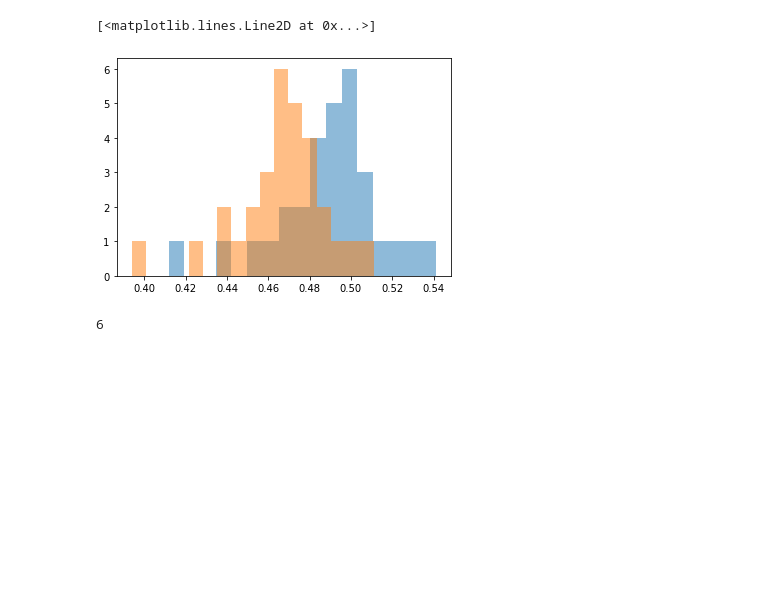
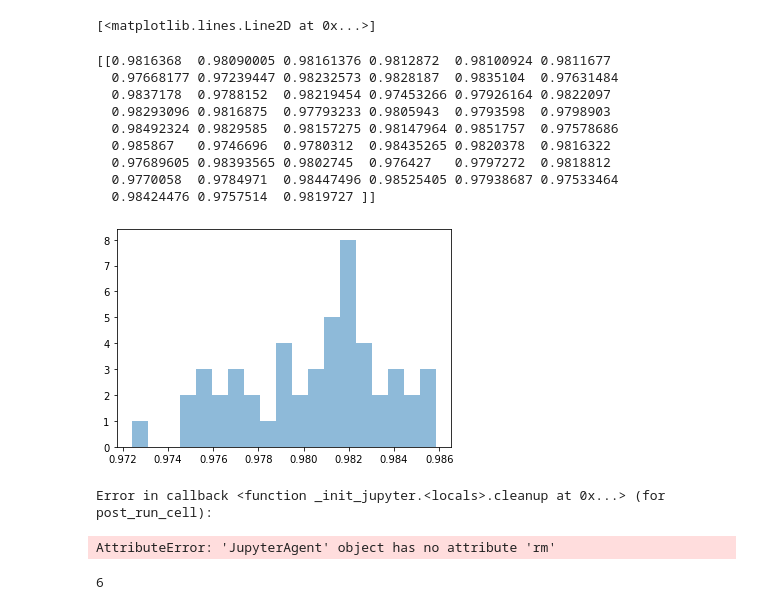
Before and after one commit to Geofffff/OptimalExecution, a Jupyter notebook: thesis_dev.ipynb, the cells around one changed output. Cells and saved outputs as stored; diff of their text form; code cells hidden in the pictures; blank space fills up the shorter version.

```diff
--- a/thesis_dev.ipynb
+++ b/thesis_dev.ipynb
@@ -1069,15 +1118,28 @@ plt.plot([0, 175], [twap_stat, twap_stat], 'k--')
 [<matplotlib.lines.Line2D at 0x...>]
 # %%
 from matplotlib import pyplot as plt
-state = [[0,0]]
-actions = [2,4]
+state = [[1,-1]]
+actions = [5]
 for action in actions:
-    quants = quentin.predict_quantiles(state,action)[0]
-    quants = quants[:len(quants)-1]
+    state_action = harry._process_state_action(state,action)
+    quants = harry.predict_quantiles(state_action)
+    print(quants)
+    quants = quants[0][:len(quants[0])-1]
     #print(quants)
-    plt.hist(quants,bins = 17,alpha=0.5)
+    plt.hist(quants,bins = 19,alpha=0.5)
 # %% [output]
+[[0.9816368  0.98090005 0.98161376 0.9812872  0.98100924 0.9811677
+  0.97668177 0.97239447 0.98232573 0.9828187  0.9835104  0.97631484
+  0.9837178  0.9788152  0.98219454 0.97453266 0.97926164 0.9822097
+  0.98293096 0.9816875  0.97793233 0.9805943  0.9793598  0.9798903
+  0.98492324 0.9829585  0.98157275 0.98147964 0.9851757  0.97578686
+  0.985867   0.9746696  0.9780312  0.98435265 0.9820378  0.9816322
+  0.97689605 0.98393565 0.9802745  0.976427   0.9797272  0.9818812
+  0.9770058  0.9784971  0.98447496 0.98525405 0.97938687 0.97533464
+  0.98424476 0.9757514  0.9819727 ]]
-[figure, old version]
+[figure, new version]
+Error in callback <function _init_jupyter.<locals>.cleanup at 0x...> (for post_run_cell):
+AttributeError: 'JupyterAgent' object has no attribute 'rm'
 # %%
 import numpy as np
 x = np.array([1,2,3])
```
Also changed, not shown: parts of 3 cells of this notebook, 3 other files.
